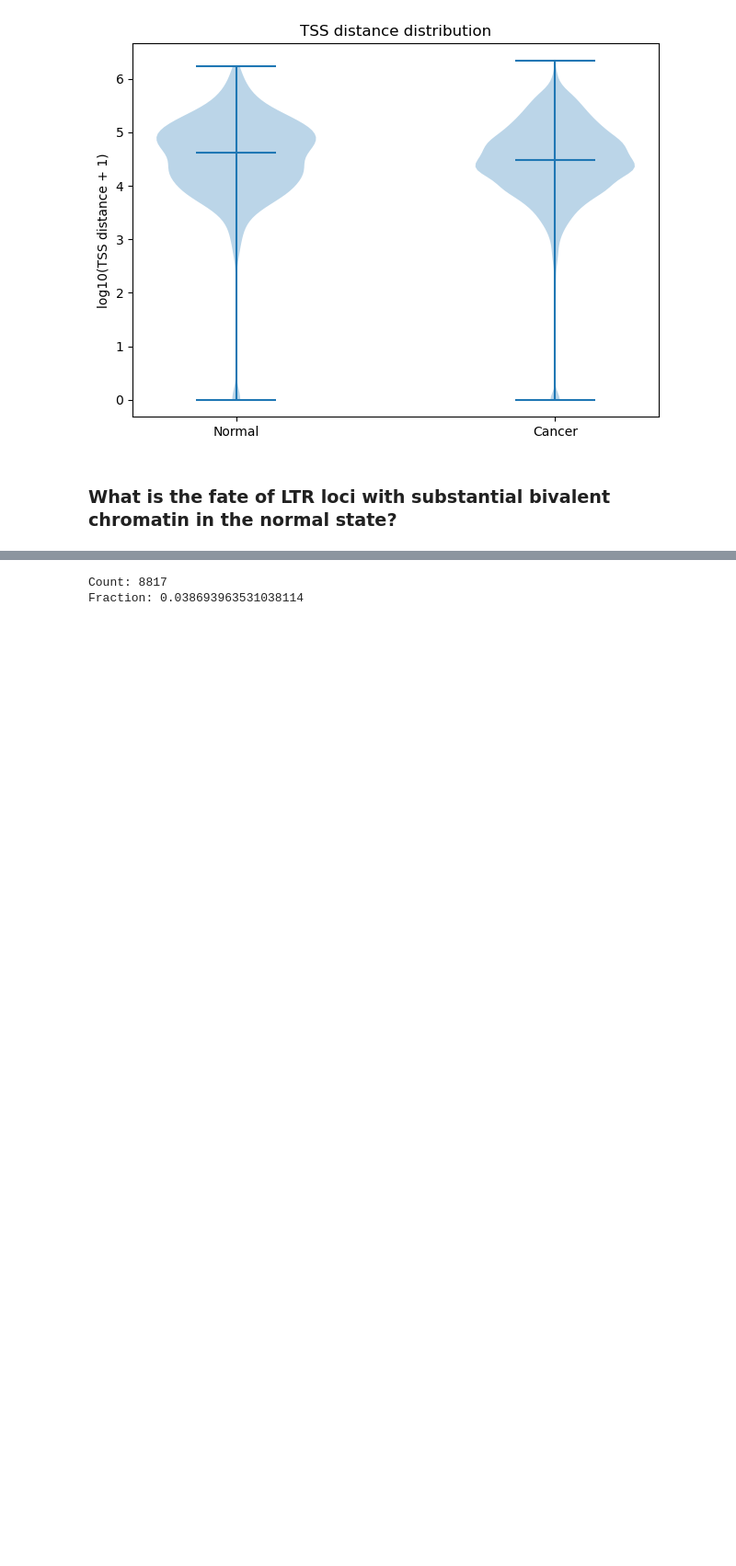
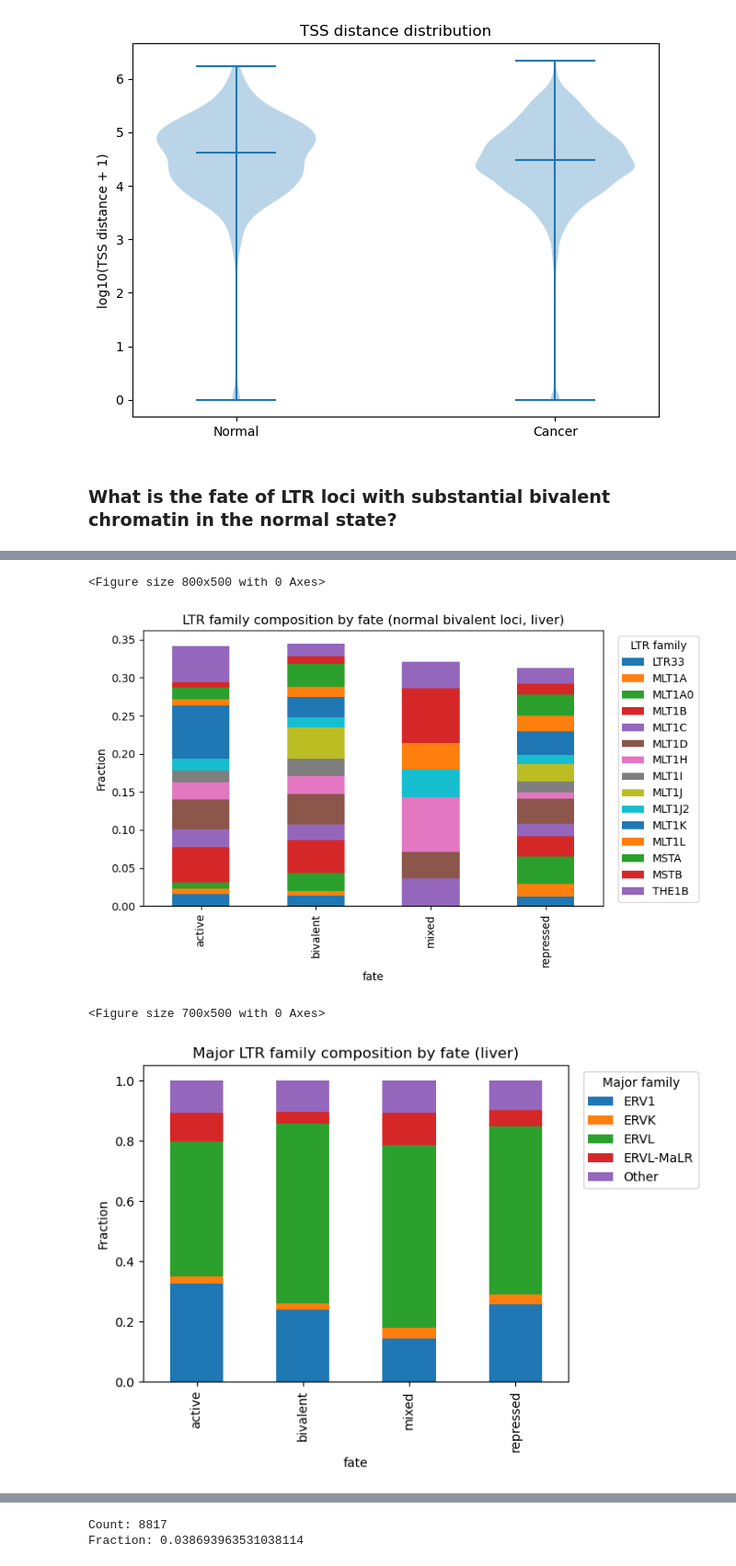
Before and after one commit to caocao0525/HERV, a Jupyter notebook: herv_util_test.ipynb, the cells around one changed output, grey strips where cells are left out. Shown at 92% size. Cells and saved outputs as stored; diff of their text form; code cells hidden in the pictures; blank space fills up the shorter version.

```diff
--- a/herv_util_test.ipynb
+++ b/herv_util_test.ipynb
@@ -1016,28 +1016,3 @@ plot_tss_distance_violin(biv_normal_annot, biv_cancer_annot)
 [figure]
 # %% [markdown]
 ### What is the fate of LTR loci with substantial bivalent chromatin in the normal state?
-# %%
-# Step 1: subset only normal bivalent loci
-biv = biv_normal_annot.copy()
-# Step 2: split by fate
-biv["fate"] = biv["cat_transition"].str.split(" -> ").str[1]
-# Step 3: count family distribution per fate
-family_counts = (
-    biv.groupby(["fate", "name"])
-    .size()
-    .reset_index(name="count")
-)
-# Step 4: normalize within each fate
-family_counts["fraction"] = (
-    family_counts["count"] /
-    family_counts.groupby("fate")["count"].transform("sum")
-)
-# Step 5: take top families
-top_families = (
-    biv["name"].value_counts()
-    .head(15)
-    .index
-)
-family_counts_top = family_counts[
-    family_counts["name"].isin(top_families)
-]
@@ -1097,7 +1018,0 @@ plt.show()
-# %%
-background = df_merged["name"].value_counts(normalize=True)
-
-family_counts["enrichment"] = family_counts.apply(
-    lambda r: r["fraction"] / background.get(r["name"], 1e-9),
-    axis=1
-)
@@ -1142,0 +1276,15 @@ plt.show()
+# %%
+results_liver = plot_ltr_family_fate_summary(
+    biv_df=biv_normal_annot,
+    background_df=df_merged,
+    top_n=15,
+    cmap="Blues",
+    title_bar="LTR family composition by fate (normal bivalent loci, liver)",
+    title_bar_major="Major LTR family composition by fate (liver)",
+    title_heatmap="Major LTR family enrichment by fate (liver)"
+)
+# %% [output]
+<Figure size 800x500 with 0 Axes>
+[figure, added]
+<Figure size 700x500 with 0 Axes>
+[figure, added]
```
Also changed, not shown: parts of 8 cells of this notebook.
